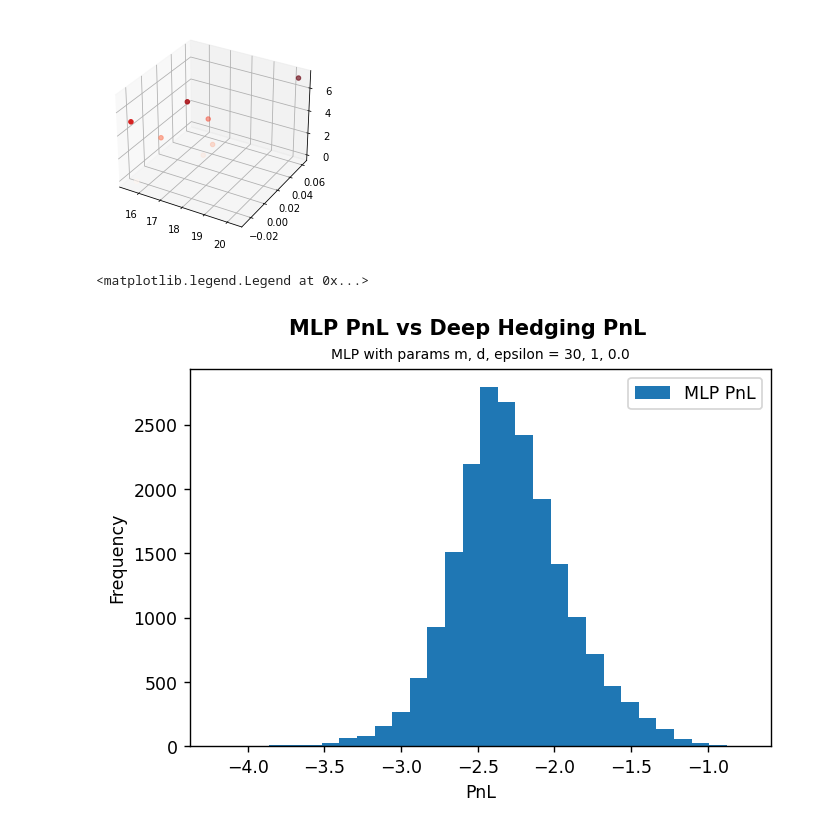
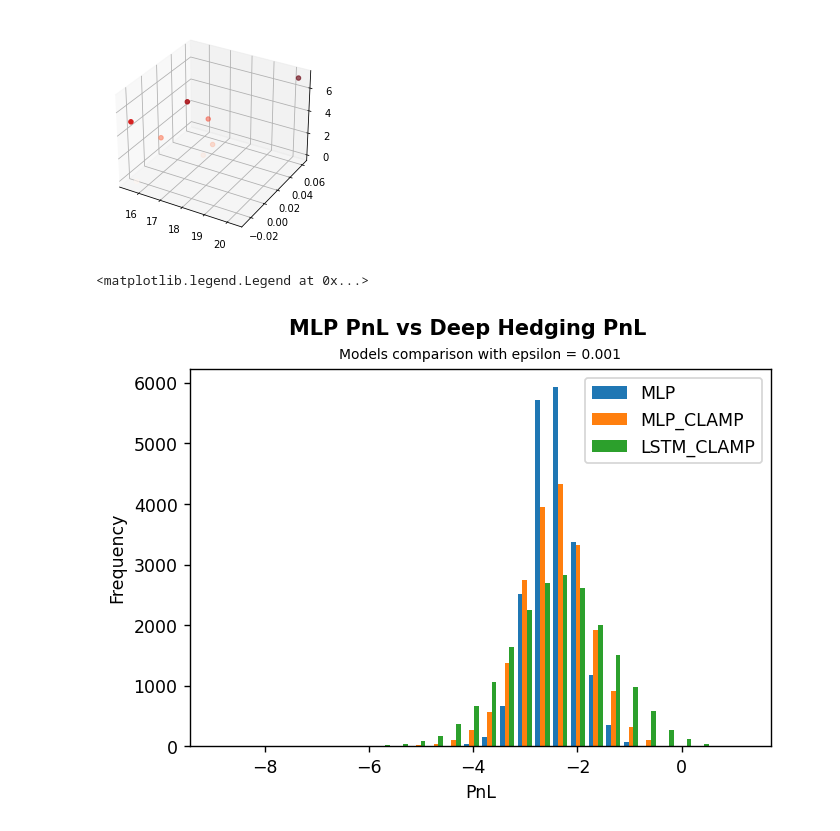
Before and after one commit to dario-bolli/deep-hedging, a Jupyter notebook: script_results.ipynb, the cells around one changed output. Saved outputs shown, nothing was run; the diff lists cells and outputs as text; code cells hidden in the pictures.

```diff
--- a/script_results.ipynb
+++ b/script_results.ipynb
@@ -9,17 +9,22 @@ import numpy as np
 
 from mpl_toolkits import mplot3d
 # %%
-path = "../results/MLP_tuning_e00/"
-epsilon=str(0.0)
-maxT=str(5)
+path1 = "../results/MLP_tuning_e001/"
+path2 = "../results/MLP_CLAMP_e001/"
+path3 = "../results/LSTM_CLAMP_e001/"
+model = "LSTM_CLAMP"
+epsilon=str(0.001)
+#maxT=5
+maxT=(1,3,6,11,30)
 lst = []
 nb=0
 for i in (5,10,15,30):
     for j in (1,2):
-        file = str(i) + "_" + str(j)+ "_" + maxT + "_" + epsilon + "_Deep_Hedging_Model_MLP_pd.csv"
-        a=pd.read_csv(path+file).transpose()
-        lst.append(a)
-        nb+=1
+        for k in maxT:
+            file = str(i) + "_" + str(j)+ "_" + str(k) + "_" + epsilon + "_Deep_Hedging_Model_" + model + "_pd.csv"
+            a=pd.read_csv(path3+file).transpose()
+            lst.append(a)
+            nb+=1
 a = pd.concat(lst)
 # %%
 price_diff = np.zeros(nb)
@@ -98,17 +125,30 @@ bar =np.double(val.iloc[1,:])
+# %%
+#Select Best params for each model and then compare models#
+sel_file1 = "30_1_5_0.001_Deep_Hedging_Model_MLP_var.csv"
+sel_file2 = "5_2_5_0.001_Deep_Hedging_Model_MLP_CLAMP_var.csv"
+sel_file3 = "30_1_11_0.001_Deep_Hedging_Model_LSTM_CLAMP_var.csv"
+
+val1=pd.read_csv(path1+sel_file1).transpose()
+val2=pd.read_csv(path2+sel_file2).transpose()
+val3=pd.read_csv(path3+sel_file3).transpose()
+# %%
+bar1 =np.double(val1.iloc[1,:])
+bar2 =np.double(val2.iloc[1,:])
+bar3 =np.double(val3.iloc[1,:])
 # %%
 #bar =np.double(val.iloc[1,:])
 # Plot Black-Scholes PnL and Deep Hedging PnL (with BS_price charged on both).
 fig_PnL = plt.figure(dpi=125, facecolor='w')
 fig_PnL.suptitle("MLP PnL vs Deep Hedging PnL \n",
                      fontweight="bold")
 ax = fig_PnL.add_subplot()
-ax.set_title("MLP with params m, d, epsilon = " + str(m) + ", " + str(d) + ", " + str(epsilon),
+ax.set_title("Models comparison with epsilon = " + str(epsilon),
                  fontsize=8)
 ax.set_xlabel("PnL")
 ax.set_ylabel("Frequency")
-ax.hist(bar, bins=30,
-            label=["MLP PnL"])
+ax.hist((bar1,bar2,bar3), bins=30,
+            label=["MLP", "MLP_CLAMP", "LSTM_CLAMP"])
 ax.legend()
 # %% [output]
 <matplotlib.legend.Legend at 0x...>
-[figure, old version]
+[figure, new version]
```
Also changed, not shown: parts of 4 cells of this notebook.
